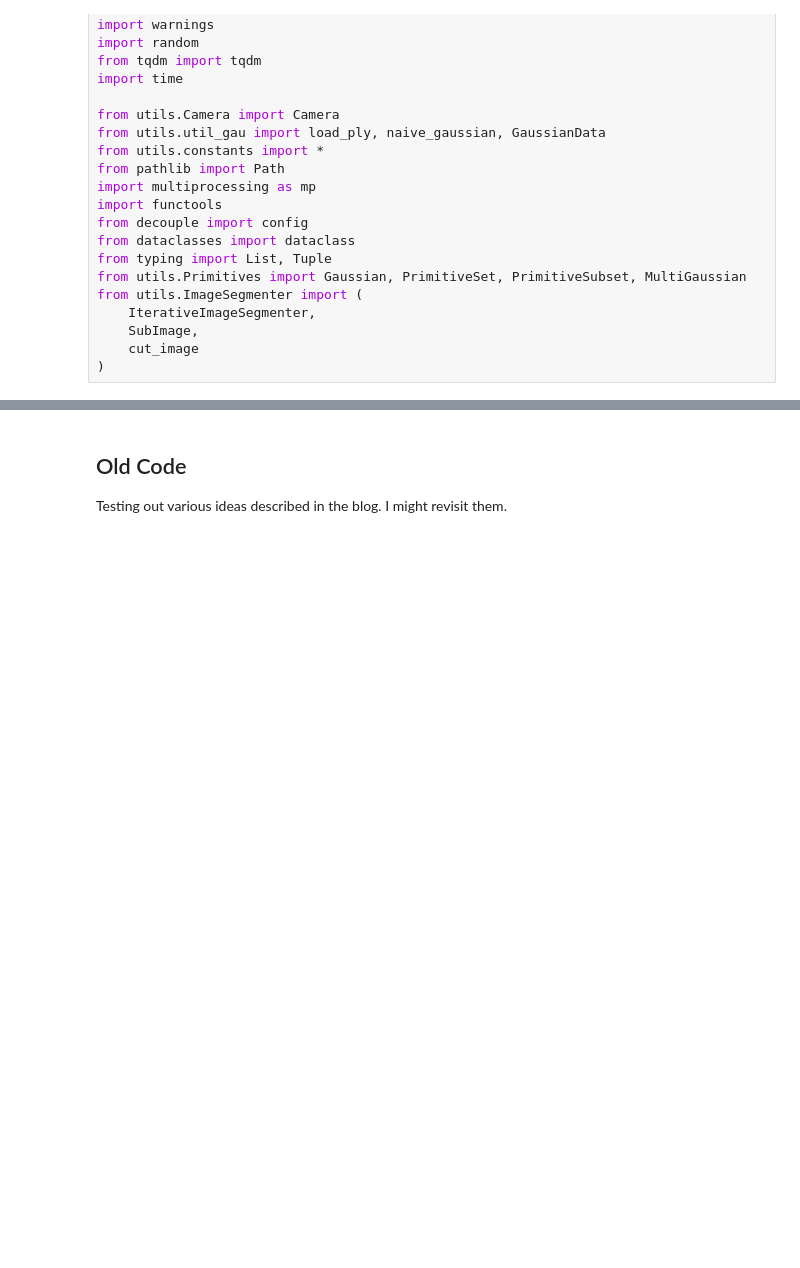
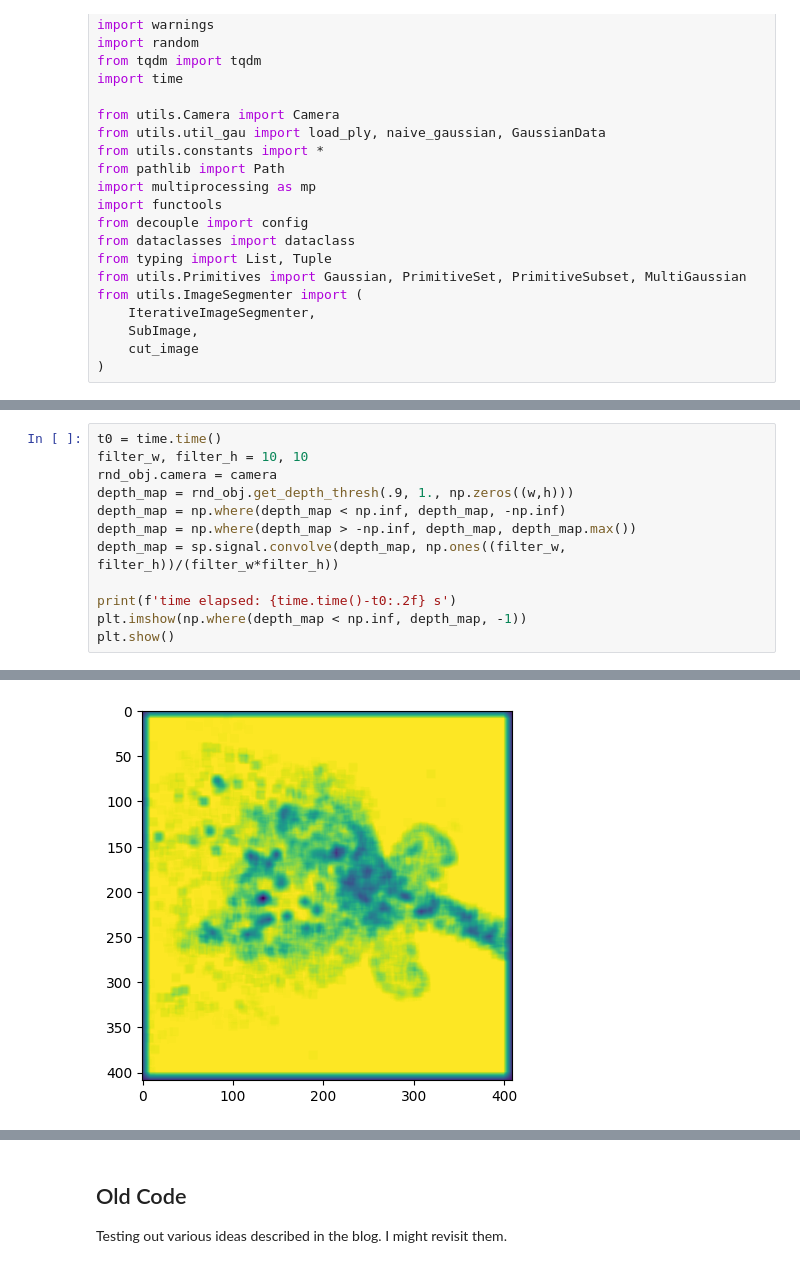
Before and after one commit to fnestaas/learning_3d_vision, a Jupyter notebook: scribbles.ipynb, the cells around one changed output, grey strips where cells are left out. Cells and saved outputs as stored; diff of their text form; blank space fills up the shorter version.

```diff
--- a/scribbles.ipynb
+++ b/scribbles.ipynb
@@ -108,0 +188,13 @@ plt.show()
+# %%
+t0 = time.time()
+filter_w, filter_h = 10, 10
+rnd_obj.camera = camera
+depth_map = rnd_obj.get_depth_thresh(.9, 1., np.zeros((w,h)))
+depth_map = np.where(depth_map < np.inf, depth_map, -np.inf)
+depth_map = np.where(depth_map > -np.inf, depth_map, depth_map.max())
+depth_map = sp.signal.convolve(depth_map, np.ones((filter_w, filter_h))/(filter_w*filter_h))
+
+print(f'time elapsed: {time.time()-t0:.2f} s')
+plt.imshow(np.where(depth_map < np.inf, depth_map, -1))
+plt.show()
+# %% [output]
@@ -108,0 +202 @@ plt.show()
+[figure, added]
```
Also changed, not shown: parts of 11 cells of this notebook, 7 other files.
